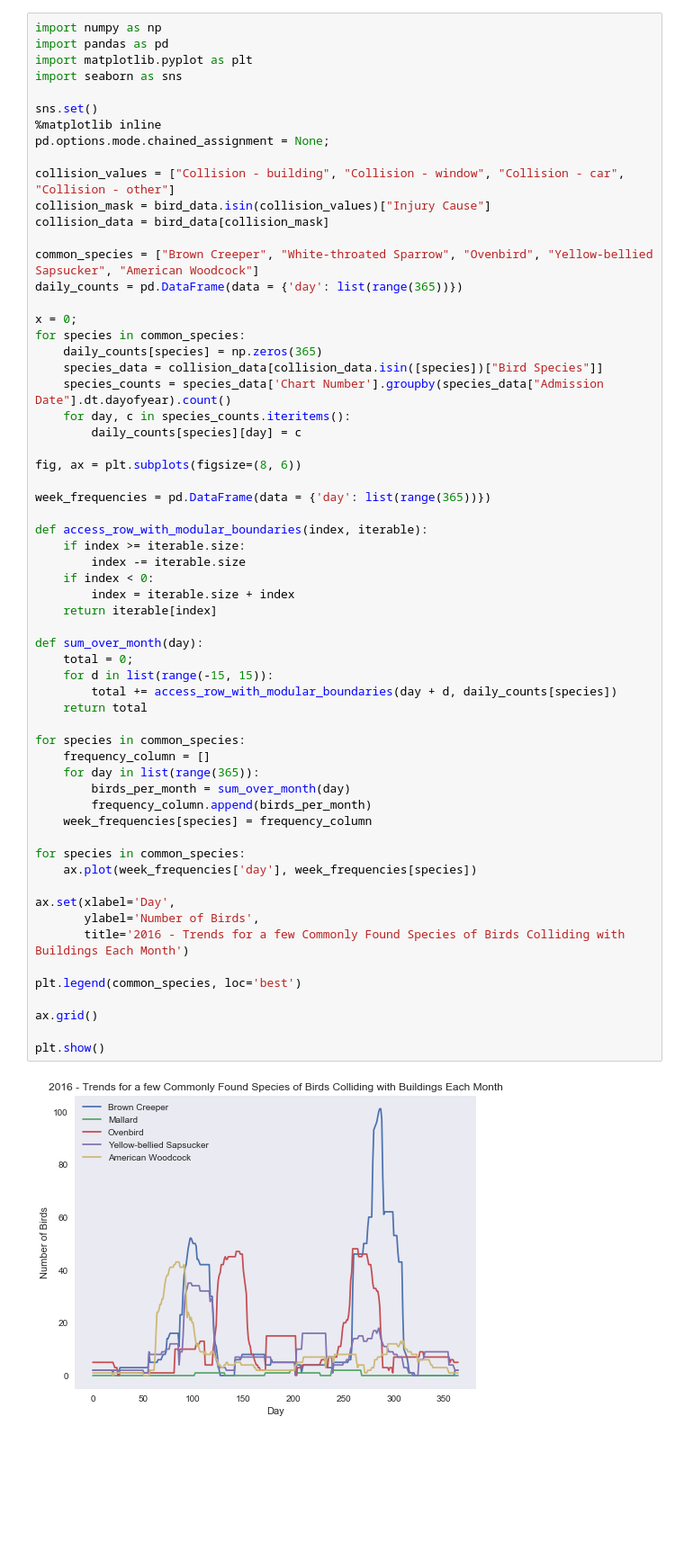
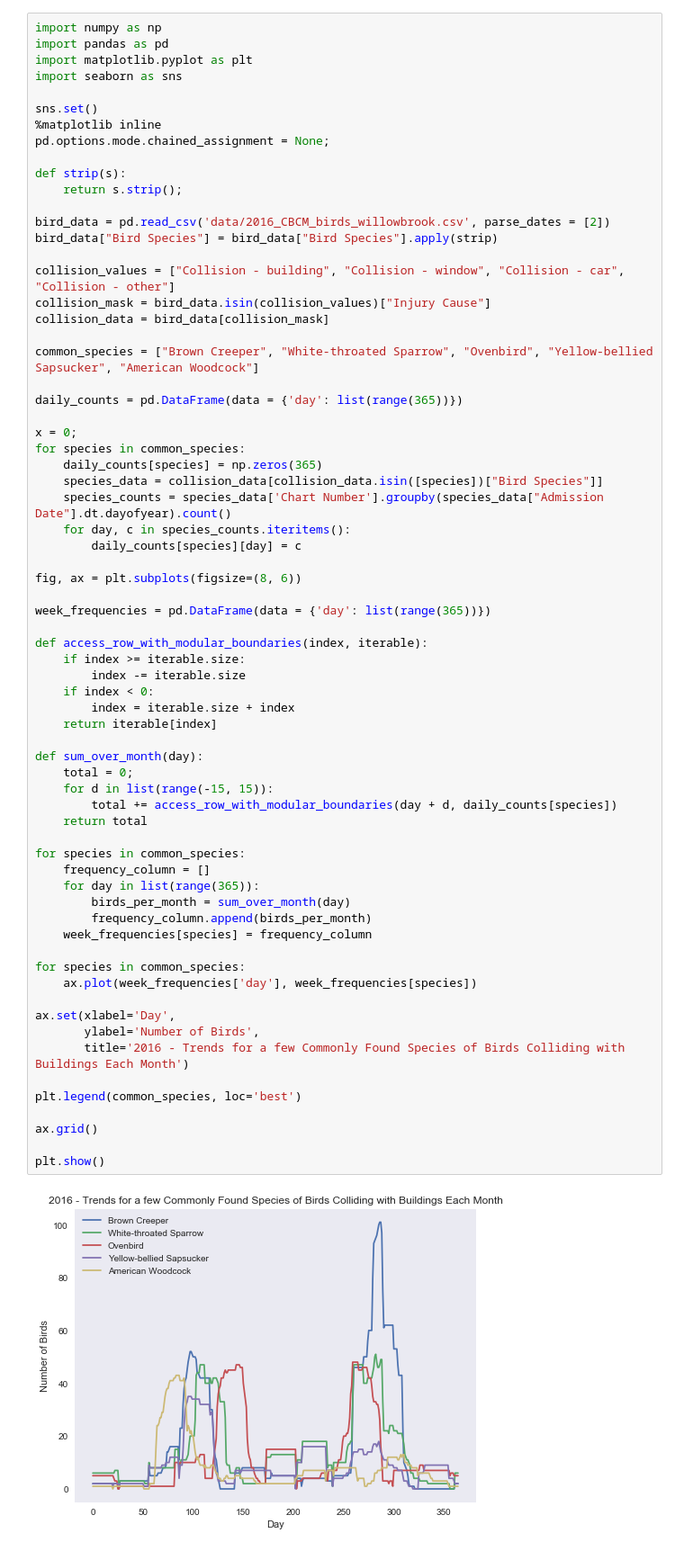
Before and after one commit to lknapp/bird-data, a Jupyter notebook: common_bird_migration_peaks.ipynb, the cells around one changed output. Shown at 90% size. Saved outputs shown, nothing was run; the diff lists cells and outputs as text; blank space fills up the shorter version.

Commit message:
lk | stripped whitespace from species

```diff
--- a/common_bird_migration_peaks.ipynb
+++ b/common_bird_migration_peaks.ipynb
@@ -8,11 +8,18 @@ sns.set()
 %matplotlib inline
 pd.options.mode.chained_assignment = None;
 
+def strip(s):
+    return s.strip();
+
+bird_data = pd.read_csv('data/2016_CBCM_birds_willowbrook.csv', parse_dates = [2])
+bird_data["Bird Species"] = bird_data["Bird Species"].apply(strip)
+
 collision_values = ["Collision - building", "Collision - window", "Collision - car", "Collision - other"]
 collision_mask = bird_data.isin(collision_values)["Injury Cause"]
 collision_data = bird_data[collision_mask]
 
 common_species = ["Brown Creeper", "White-throated Sparrow", "Ovenbird", "Yellow-bellied Sapsucker", "American Woodcock"]
+
 daily_counts = pd.DataFrame(data = {'day': list(range(365))})
 
 x = 0;
@@ -33,31 +40,31 @@ def access_row_with_modular_boundaries(index, iterable):
     if index < 0:
         index = iterable.size + index
     return iterable[index]
 
 def sum_over_month(day):
     total = 0;
     for d in list(range(-15, 15)):
         total += access_row_with_modular_boundaries(day + d, daily_counts[species])
     return total
 
 for species in common_species:
     frequency_column = []
     for day in list(range(365)):
         birds_per_month = sum_over_month(day)
         frequency_column.append(birds_per_month)
     week_frequencies[species] = frequency_column
 
 for species in common_species:
     ax.plot(week_frequencies['day'], week_frequencies[species])
 
 ax.set(xlabel='Day',
        ylabel='Number of Birds',
        title='2016 - Trends for a few Commonly Found Species of Birds Colliding with Buildings Each Month')
 
 plt.legend(common_species, loc='best')
 
 ax.grid()
 
 plt.show()
 # %% [output]
-[figure, old version]
+[figure, new version]
```
Also changed, not shown: 2 other files.
